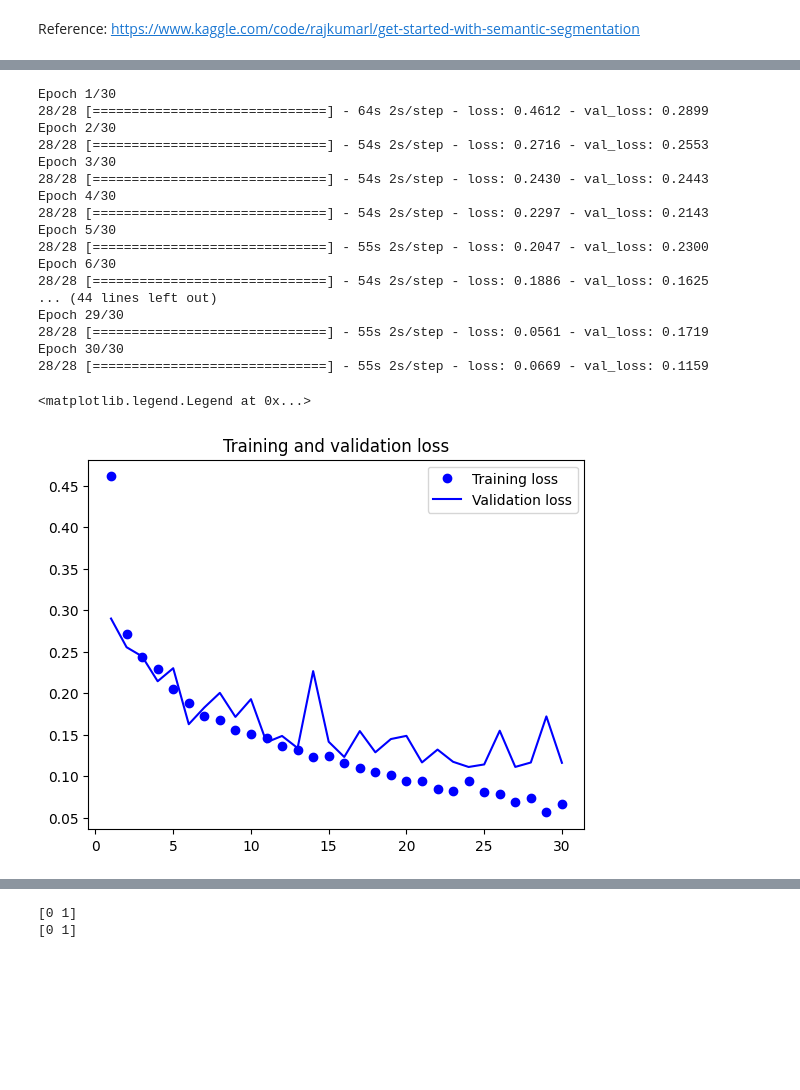
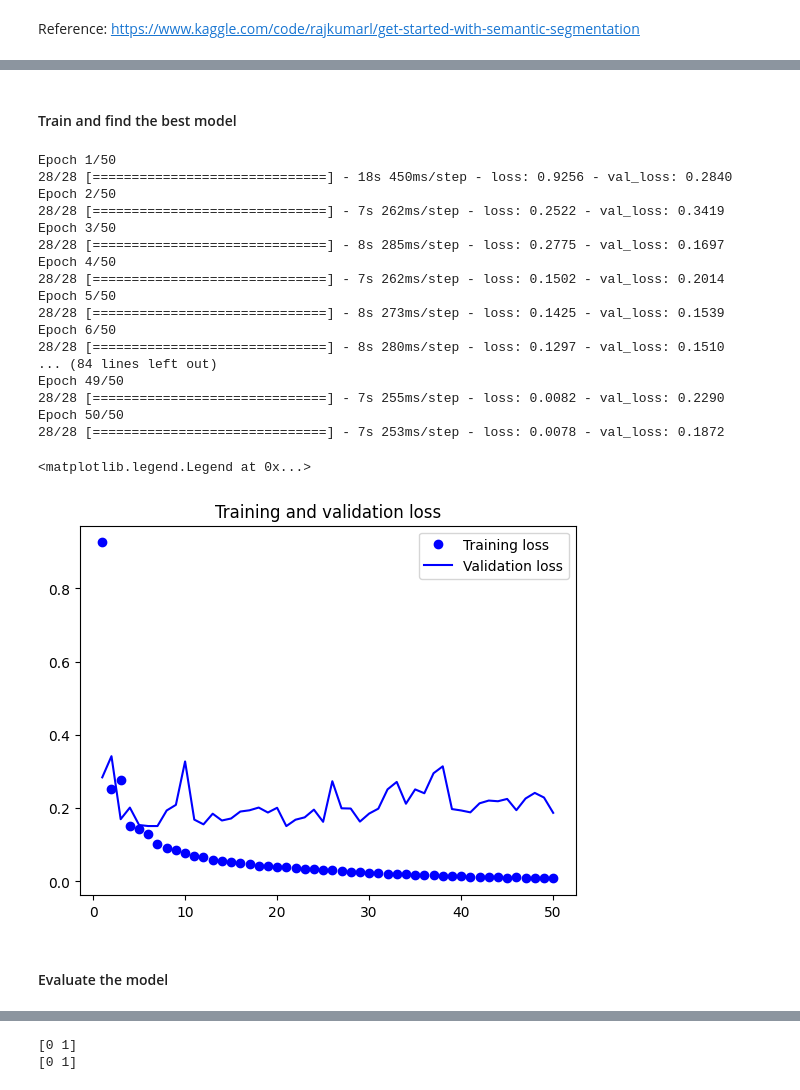
Before and after one commit to dut0817/roadsegmentation, a Jupyter notebook: roadsegmen.ipynb, the cells around one changed output, grey strips where cells are left out. Drawn from its saved outputs; the diff is of its cells as text; code cells hidden in the pictures; blank space fills up the shorter version.

Commit message:
Add two fine-tuning models

```diff
--- a/roadsegmen.ipynb
+++ b/roadsegmen.ipynb
@@ -224,5 +232,9 @@ shuffled_masks = augmented_masks[shuffled_indices]
 # %%
 #train_validation split
+loaded_data = np.load('./data/shuffled_data.npz')
+shuffled_data = loaded_data['data']
+shuffled_masks = loaded_data['masks']
+
 train_set_size = int(len(shuffled_data)*0.8)
 
 X_train=shuffled_data[:train_set_size]
@@ -401,7 +409,8 @@ Reference: https://www.kaggle.com/code/rajkumarl/get-started-with-semantic-segme
 # %%
-conv_base_1  = keras.applications.DenseNet121(
+conv_xception  = keras.applications.Xception(
     weights="imagenet",
-    include_top=False)
+    include_top=False,
+    input_shape=(128, 128, 3))
 
-conv_base_1.summary()
+conv_xception.summary()
 # %% [output]
@@ -424 +433,7 @@ Non-trainable params: 83,648
 __________________________________________________________________________________________________
+# %%
+conv_xception.trainable = True
+for layer in conv_xception.layers[:-3]:
+    layer.trainable = False
+
+conv_xception.summary()
@@ -470,47 +504,51 @@ Non-trainable params: 7,037,504
 _________________________________________________________________
+# %% [markdown]
+#### Train and find the best model
 # %%
-model_2.compile(optimizer="rmsprop", loss="binary_crossentropy")
+model_xception_finetune.compile(optimizer="rmsprop", loss="binary_crossentropy")
 
-callbacks_2 = [
+callbacks_xception = [
     keras.callbacks.ModelCheckpoint(
-        filepath="./models/dense121_finetune.keras",
+        filepath="./models/xception_finetune.keras",
         save_best_only=True,
         monitor="val_loss")
 ]
 
-history2 = model_2.fit(X_train, y_train,
-                    epochs=30,
-                    callbacks=callbacks_2,
-                    batch_size=64,
-                    validation_data=(X_val, y_val))
+history_xception = model_xception_finetune.fit(X_train, y_train,
+                                               epochs=50,
+                                               callbacks=callbacks_xception,
+                                               batch_size=64,
+                                               validation_data=(X_val, y_val))
 # %% [output]
-Epoch 1/30
-28/28 [==============================] - 64s 2s/step - loss: 0.4612 - val_loss: 0.2899
-Epoch 2/30
-28/28 [==============================] - 54s 2s/step - loss: 0.2716 - val_loss: 0.2553
-Epoch 3/30
-28/28 [==============================] - 54s 2s/step - loss: 0.2430 - val_loss: 0.2443
-Epoch 4/30
-28/28 [==============================] - 54s 2s/step - loss: 0.2297 - val_loss: 0.2143
-Epoch 5/30
-28/28 [==============================] - 55s 2s/step - loss: 0.2047 - val_loss: 0.2300
-Epoch 6/30
-28/28 [==============================] - 54s 2s/step - loss: 0.1886 - val_loss: 0.1625
-... (44 lines left out)
-Epoch 29/30
-28/28 [==============================] - 55s 2s/step - loss: 0.0561 - val_loss: 0.1719
-Epoch 30/30
-28/28 [==============================] - 55s 2s/step - loss: 0.0669 - val_loss: 0.1159
+Epoch 1/50
+28/28 [==============================] - 18s 450ms/step - loss: 0.9256 - val_loss: 0.2840
+Epoch 2/50
+28/28 [==============================] - 7s 262ms/step - loss: 0.2522 - val_loss: 0.3419
+Epoch 3/50
+28/28 [==============================] - 8s 285ms/step - loss: 0.2775 - val_loss: 0.1697
+Epoch 4/50
+28/28 [==============================] - 7s 262ms/step - loss: 0.1502 - val_loss: 0.2014
+Epoch 5/50
+28/28 [==============================] - 8s 273ms/step - loss: 0.1425 - val_loss: 0.1539
+Epoch 6/50
+28/28 [==============================] - 8s 280ms/step - loss: 0.1297 - val_loss: 0.1510
+... (84 lines left out)
+Epoch 49/50
+28/28 [==============================] - 7s 255ms/step - loss: 0.0082 - val_loss: 0.2290
+Epoch 50/50
+28/28 [==============================] - 7s 253ms/step - loss: 0.0078 - val_loss: 0.1872
 # %%
-epochs = range(1, len(history2.history["loss"]) + 1)
-loss = history2.history["loss"]
-val_loss = history2.history["val_loss"]
+epochs = range(1, len(history_xception.history["loss"]) + 1)
+loss = history_xception.history["loss"]
+val_loss = history_xception.history["val_loss"]
 plt.figure()
 plt.plot(epochs, loss, "bo", label="Training loss")
 plt.plot(epochs, val_loss, "b", label="Validation loss")
 plt.title("Training and validation loss")
 plt.legend()
 # %% [output]
 <matplotlib.legend.Legend at 0x...>
-[figure, old version]
+[figure, new version]
+# %% [markdown]
+#### Evaluate the model
 # %%
```
Also changed, not shown: parts of 53 cells of this notebook.
